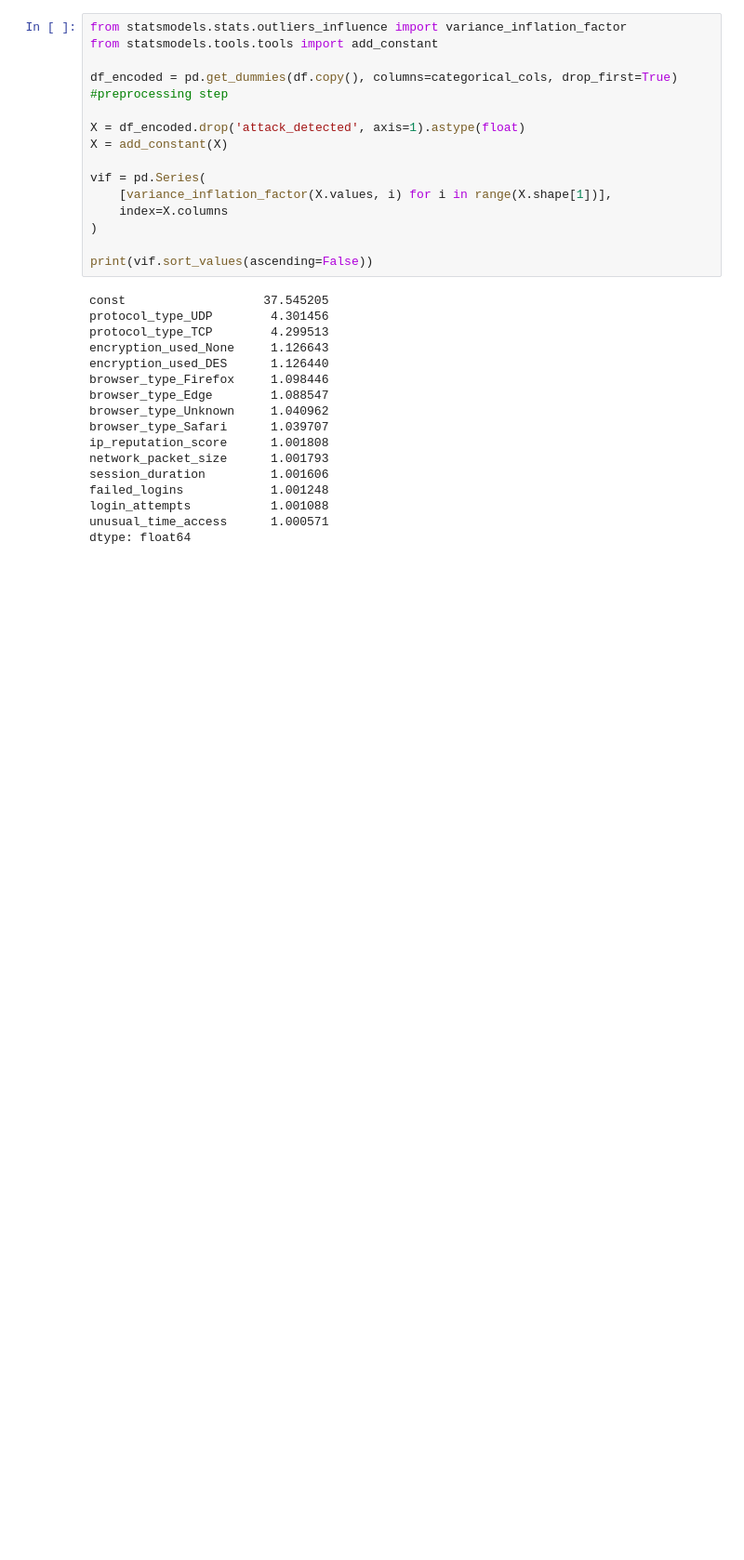
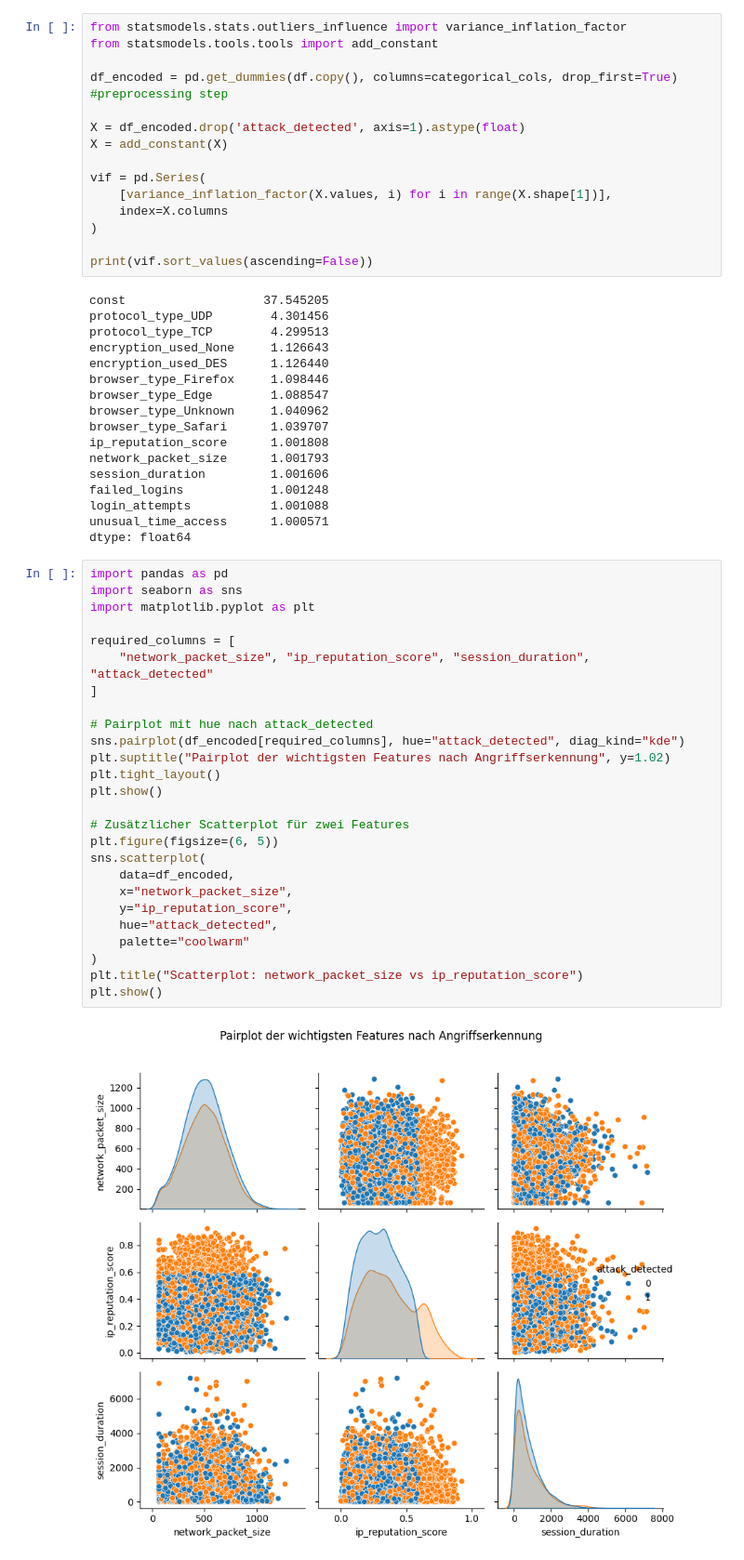
Before and after one commit to lolasurleweb/ai_intrusion_detection_system, a Jupyter notebook: notebooks/data_exploration.ipynb, the cells around one changed output. Shown at 93% size. Cells and saved outputs as stored; diff of their text form; blank space fills up the shorter version.

Commit message:
drift detection pipeline complete and plot added

```diff
--- a/notebooks/data_exploration.ipynb
+++ b/notebooks/data_exploration.ipynb
@@ -180,3 +180,31 @@ failed_logins            1.001248
 login_attempts           1.001088
 unusual_time_access      1.000571
 dtype: float64
+# %%
+import pandas as pd
+import seaborn as sns
+import matplotlib.pyplot as plt
+
+required_columns = [
+    "network_packet_size", "ip_reputation_score", "session_duration", "attack_detected"
+]
+
+# Pairplot mit hue nach attack_detected
+sns.pairplot(df_encoded[required_columns], hue="attack_detected", diag_kind="kde")
+plt.suptitle("Pairplot der wichtigsten Features nach Angriffserkennung", y=1.02)
+plt.tight_layout()
+plt.show()
+
+# Zusätzlicher Scatterplot für zwei Features
+plt.figure(figsize=(6, 5))
+sns.scatterplot(
+    data=df_encoded,
+    x="network_packet_size",
+    y="ip_reputation_score",
+    hue="attack_detected",
+    palette="coolwarm"
+)
+plt.title("Scatterplot: network_packet_size vs ip_reputation_score")
+plt.show()
+# %% [output]
+[figure, added]
```
Also changed, not shown: parts of 1 cell of this notebook, 2 other files.
